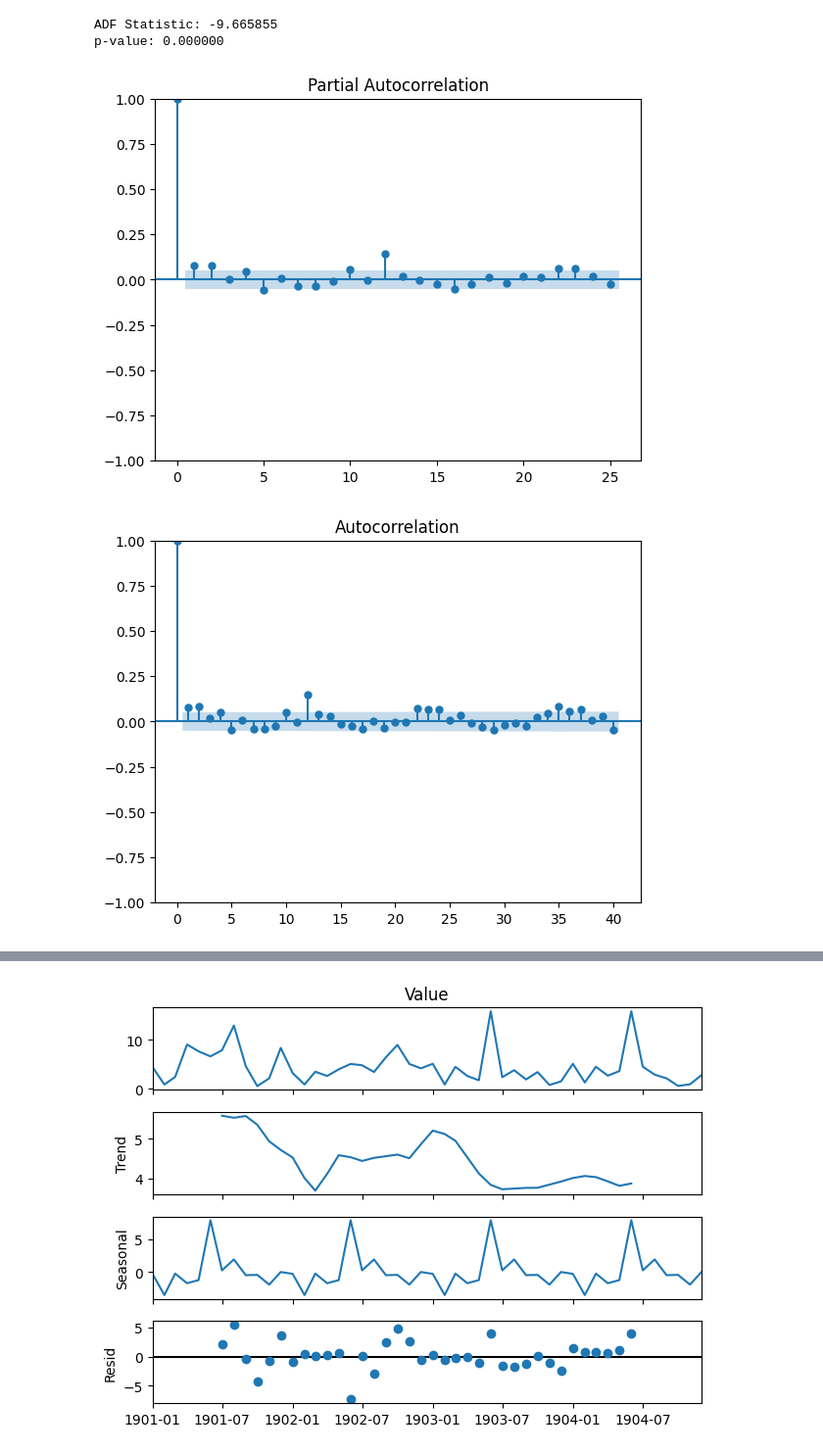
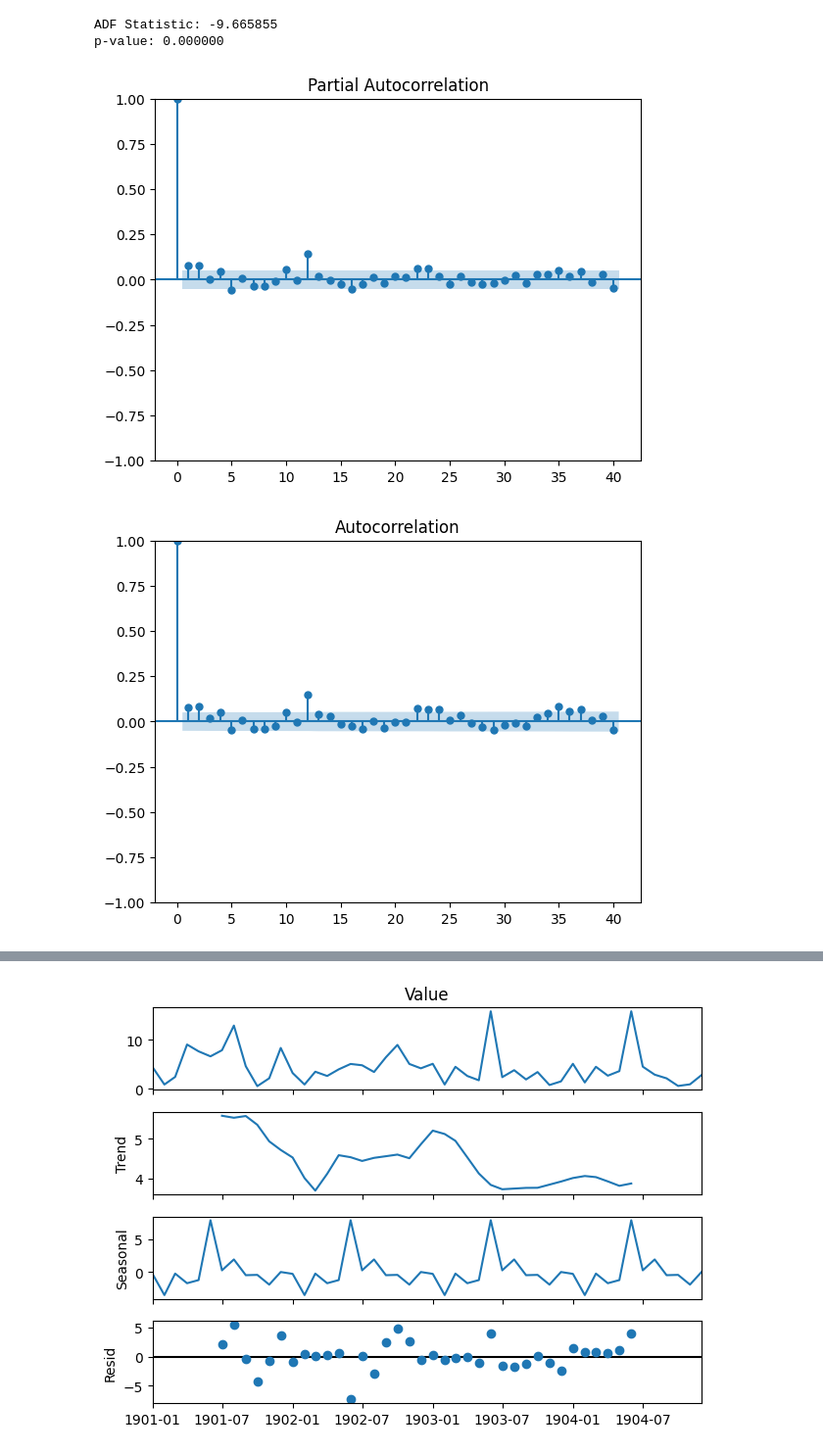
Before and after one commit to phipyao/ds4002-project-2, a Jupyter notebook: SCRIPTS/code.ipynb, the cells around one changed output, grey strips where cells are left out. Shown at 98% size. Cells and saved outputs as stored; diff of their text form; code cells hidden in the pictures.

```diff
--- a/SCRIPTS/code.ipynb
+++ b/SCRIPTS/code.ipynb
@@ -246,7 +256,7 @@ ADF Statistic: -9.665855
 p-value: 0.000000
 # %%
 plot_acf(df_long['Value'], lags=40)
-plot_pacf(df_long['Value'], lags=25)
+plot_pacf(df_long['Value'], lags=40)
 # %% [output]
-[figure, old version]
+[figure, new version]
 [figure]
```
Also changed, not shown: parts of 9 cells of this notebook.
